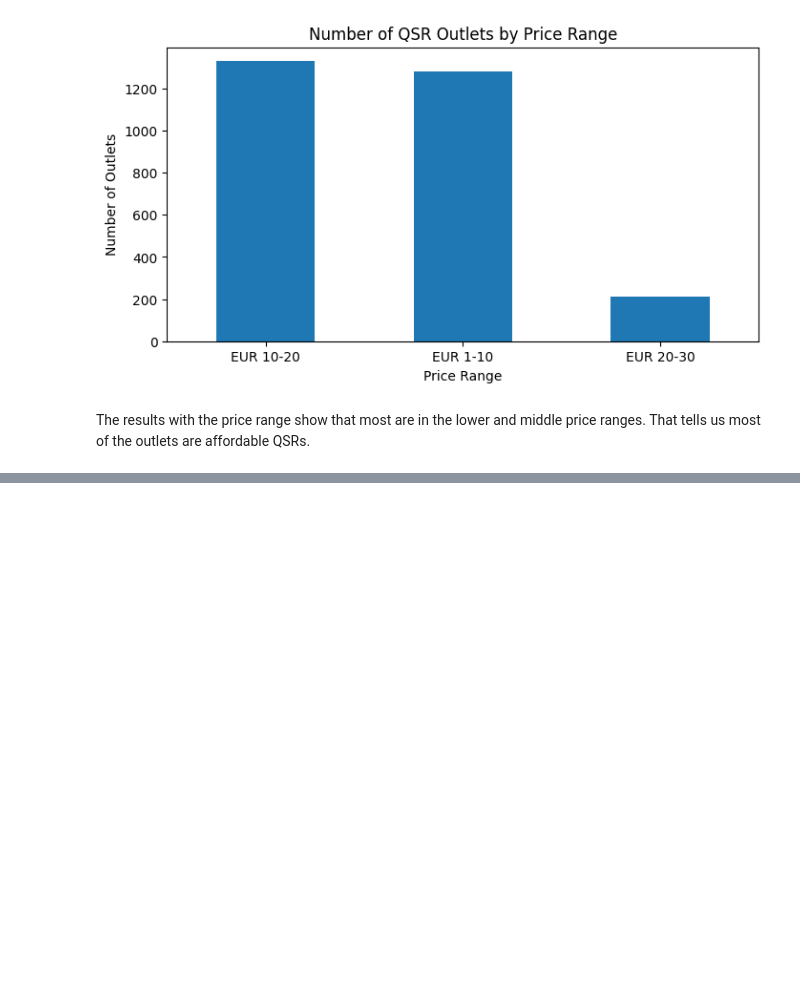
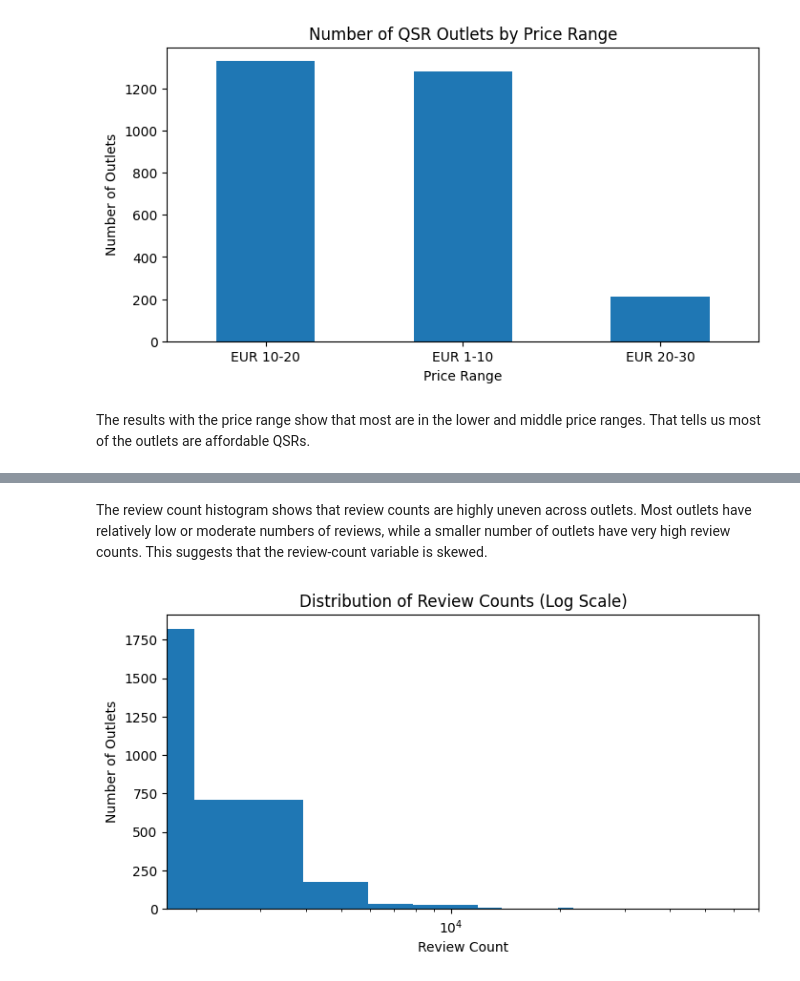
Before and after one commit to mike10nn/QSR_Analysis, a Jupyter notebook: summary_visualization.ipynb, the cells around one changed output, grey strips where cells are left out. Drawn from its saved outputs; the diff is of its cells as text; code cells hidden in the pictures; blank space fills up the shorter version.

```diff
--- a/summary_visualization.ipynb
+++ b/summary_visualization.ipynb
@@ -61,0 +89,13 @@ The results with the price range show that most are in the lower and middle pric
+# %% [markdown]
+The review count histogram shows that review counts are highly uneven across outlets. Most outlets have relatively low or moderate numbers of reviews, while a smaller number of outlets have very high review counts. This suggests that the review-count variable is skewed.
+# %%
+# Histogram of review counts using log scale
+
+outlets["Review_Count"].plot(kind="hist", bins=30, figsize=(8, 4), logx=True)
+
+plt.title("Distribution of Review Counts (Log Scale)")
+plt.xlabel("Review Count")
+plt.ylabel("Number of Outlets")
+plt.show()
+# %% [output]
+[figure, added]
```
Also changed, not shown: parts of 15 cells of this notebook, 1 other file.
